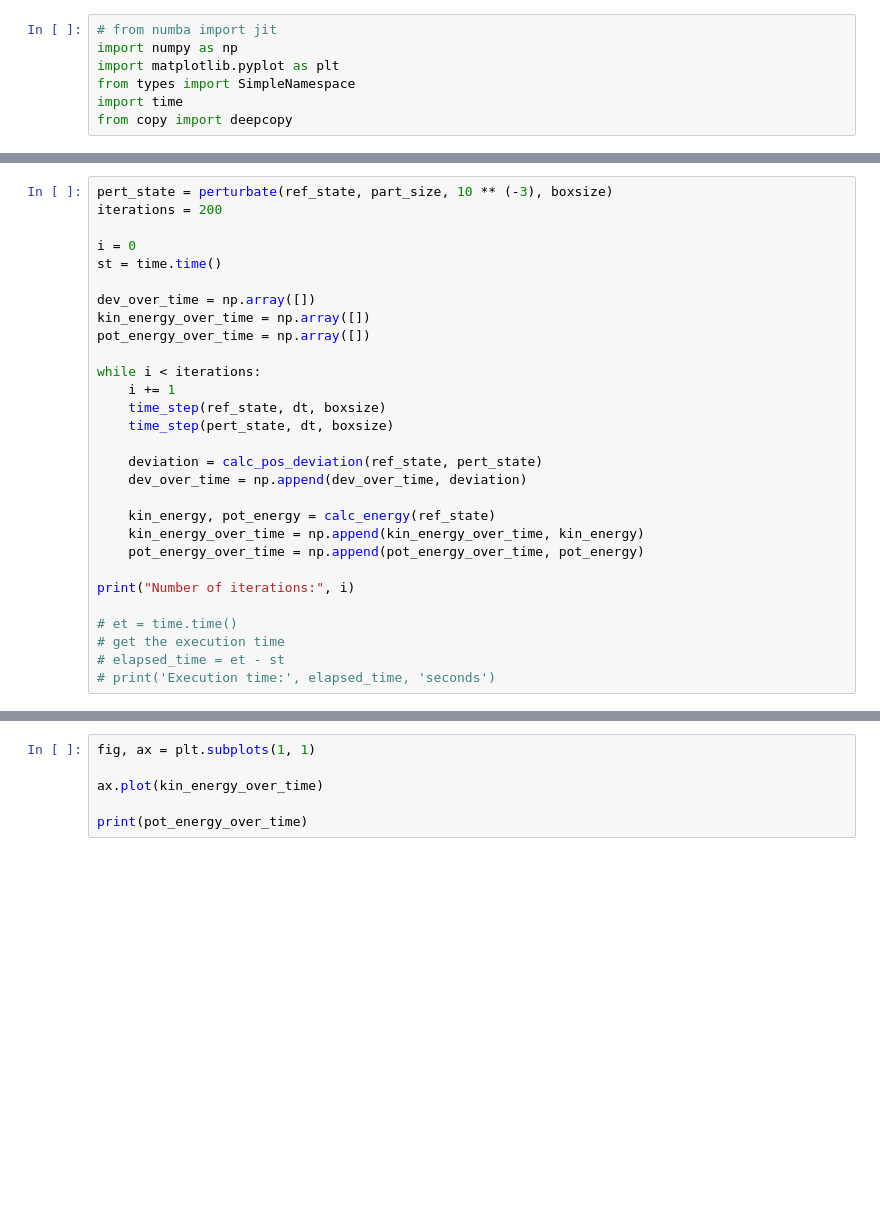
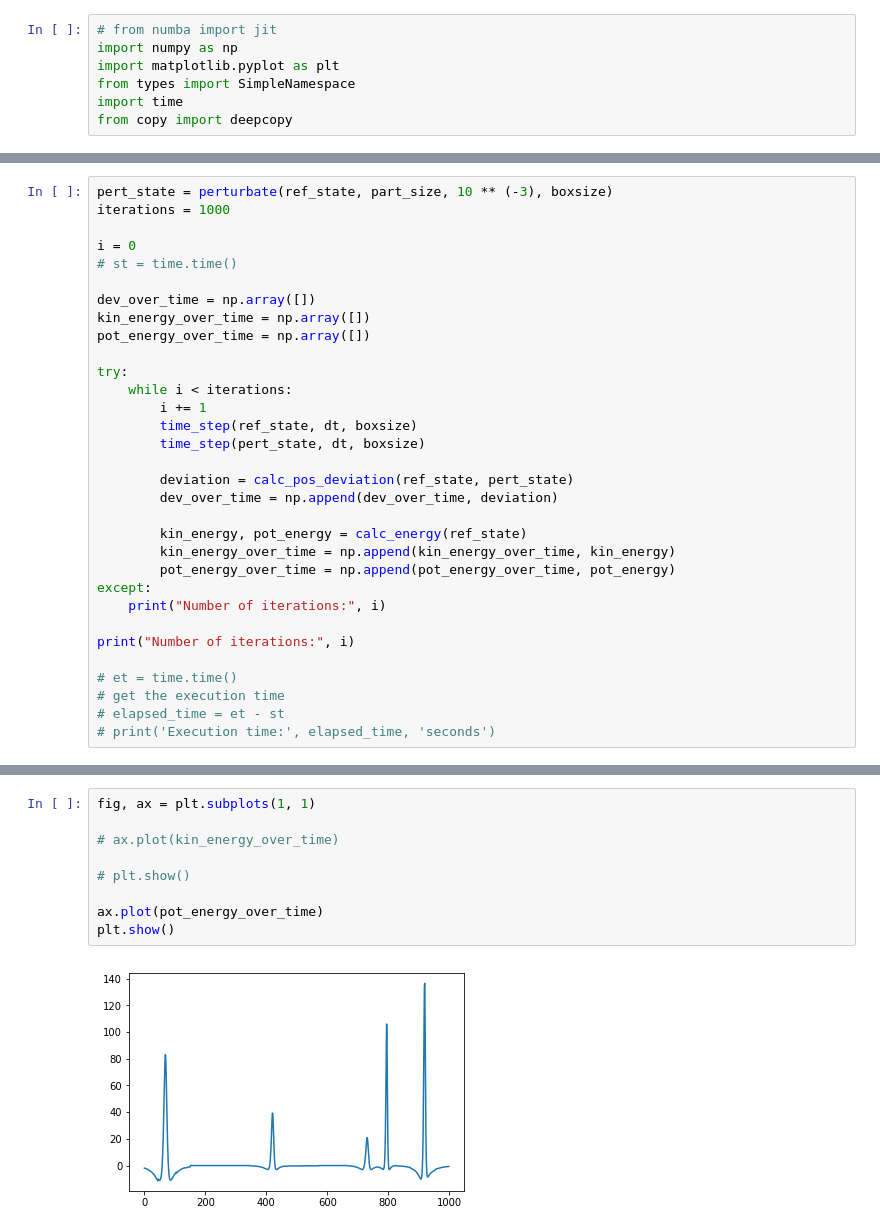
Before and after one commit to zluipaiva/dinamica-molecular, a Jupyter notebook: main.ipynb, the cells around one changed output, grey strips where cells are left out. Cells and saved outputs as stored; diff of their text form; blank space fills up the shorter version.

```diff
--- a/main.ipynb
+++ b/main.ipynb
@@ -268,25 +282,28 @@ ref_state = conf_ini(N, boxsize, temper)
 # %%
 pert_state = perturbate(ref_state, part_size, 10 ** (-3), boxsize)
-iterations = 200
+iterations = 1000
 
 i = 0
-st = time.time()
+# st = time.time()
 
 dev_over_time = np.array([])
 kin_energy_over_time = np.array([])
 pot_energy_over_time = np.array([])
 
-while i < iterations:
-    i += 1
-    time_step(ref_state, dt, boxsize)
-    time_step(pert_state, dt, boxsize)
+try:
+    while i < iterations:
+        i += 1
+        time_step(ref_state, dt, boxsize)
+        time_step(pert_state, dt, boxsize)
 
-    deviation = calc_pos_deviation(ref_state, pert_state)
-    dev_over_time = np.append(dev_over_time, deviation)
+        deviation = calc_pos_deviation(ref_state, pert_state)
+        dev_over_time = np.append(dev_over_time, deviation)
 
-    kin_energy, pot_energy = calc_energy(ref_state)
-    kin_energy_over_time = np.append(kin_energy_over_time, kin_energy)
-    pot_energy_over_time = np.append(pot_energy_over_time, pot_energy)
+        kin_energy, pot_energy = calc_energy(ref_state)
+        kin_energy_over_time = np.append(kin_energy_over_time, kin_energy)
+        pot_energy_over_time = np.append(pot_energy_over_time, pot_energy)
+except:
+    print("Number of iterations:", i)
 
 print("Number of iterations:", i)
 
@@ -302,6 +332,11 @@ File "<ipython-input-12-9be2c66dbecb>", line 90:
 # %%
 fig, ax = plt.subplots(1, 1)
 
-ax.plot(kin_energy_over_time)
+# ax.plot(kin_energy_over_time)
 
-print(pot_energy_over_time)
+# plt.show()
+
+ax.plot(pot_energy_over_time)
+plt.show()
+# %% [output]
+[figure, added]
```
Also changed, not shown: parts of 5 cells of this notebook.
